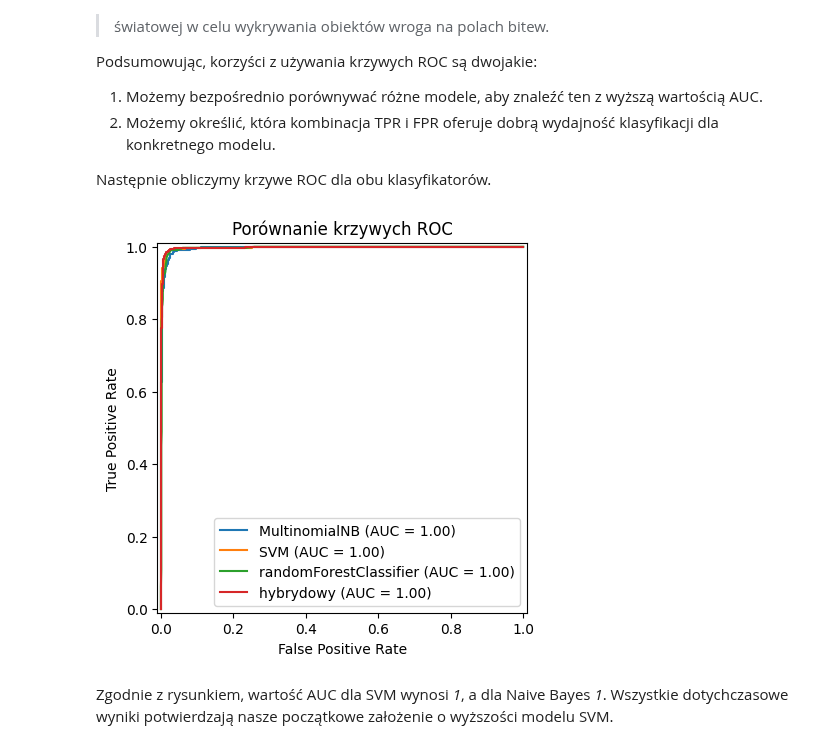
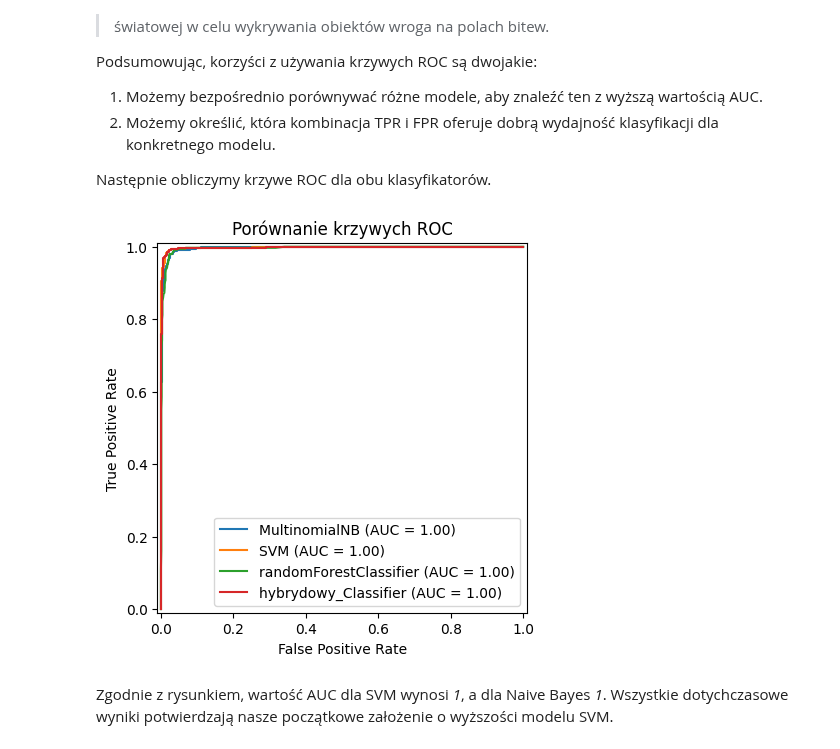
Before and after one commit to patrykzawadzkisggw/mad2, a Jupyter notebook: przyklad.ipynb, the cells around one changed output. Saved outputs shown, nothing was run; the diff lists cells and outputs as text; code cells hidden in the pictures.

```diff
--- a/przyklad.ipynb
+++ b/przyklad.ipynb
@@ -653,50 +676,35 @@ Następnie obliczymy krzywe ROC dla obu klasyfikatorów.
 from matplotlib import pyplot as plt
 
 # Stwórz pojedynczą figurę i oś dla wykresu ROC.
 fig, ax = plt.subplots()
 
 def wykres(zbior,model,nazwa):
     # Uzyskaj wyniki dla każdej predykcji.
     probs = model.predict_proba(zbior)
     test_score = probs[:, 1]
 
     # Oblicz charakterystykę pracy odbiornika.
     fpr, tpr, thresholds = metrics.roc_curve(test_class, test_score)
 
     # Utwórz pojedynczą figurę i oś dla wykresu ROC.
     roc_auc = metrics.auc(fpr, tpr)
 
     # Stwórz krzywą ROC.
     metrics.RocCurveDisplay(fpr=fpr, tpr=tpr, roc_auc=roc_auc, estimator_name=nazwa).plot(ax=ax)
 
 wykres(test_data_features_tfid.toarray(),nb_classifier,'MultinomialNB')
 wykres(test_data_pca_tfid,svm_classifier_tfid,'SVM')
 wykres(test_data_features_tfid.toarray(),randomForestClassifier,'randomForestClassifier')
+wykres(test_data_features_tfid.toarray(),hybrydowy_Classifier,'hybrydowy_Classifier')
 
-# Uzyskaj wyniki dla każdej predykcji.
-pred1 = nb_classifier.predict_proba(test_data_features_tfid.toarray())
-pred2 = randomForestClassifier.predict_proba(test_data_features_tfid.toarray())
-pred3 = svm_classifier_tfid.predict_proba(pca.transform(test_data_features_tfid.toarray()))
 
-# Oblicz ostateczną predykcję jako średnią z predykcji trzech modeli.
-final_pred2 = (pred1 + pred2 + pred3) / 3
-test_score = final_pred2[:, 1]
-
-# Oblicz charakterystykę pracy odbiornika.
-fpr, tpr, thresholds = metrics.roc_curve(test_class, test_score)
-
-# Utwórz pojedynczą figurę i oś dla wykresu ROC.
-roc_auc = metrics.auc(fpr, tpr)
-
-# Stwórz krzywą ROC.
-metrics.RocCurveDisplay(fpr=fpr, tpr=tpr, roc_auc=roc_auc, estimator_name='hybrydowy').plot(ax=ax)
 
 # Ustaw tytuł wykresu.
 ax.set_title("Porównanie krzywych ROC")
 
 plt.show()
 # %% [output]
-[figure, old version]
+[figure, new version]
 # %% [markdown]
 Zgodnie z rysunkiem, wartość AUC dla SVM wynosi *1*, a dla Naive Bayes *1*. Wszystkie dotychczasowe wyniki potwierdzają nasze początkowe założenie o wyższości modelu SVM.
 # %% [markdown]
```
Also changed, not shown: parts of 12 cells of this notebook.
